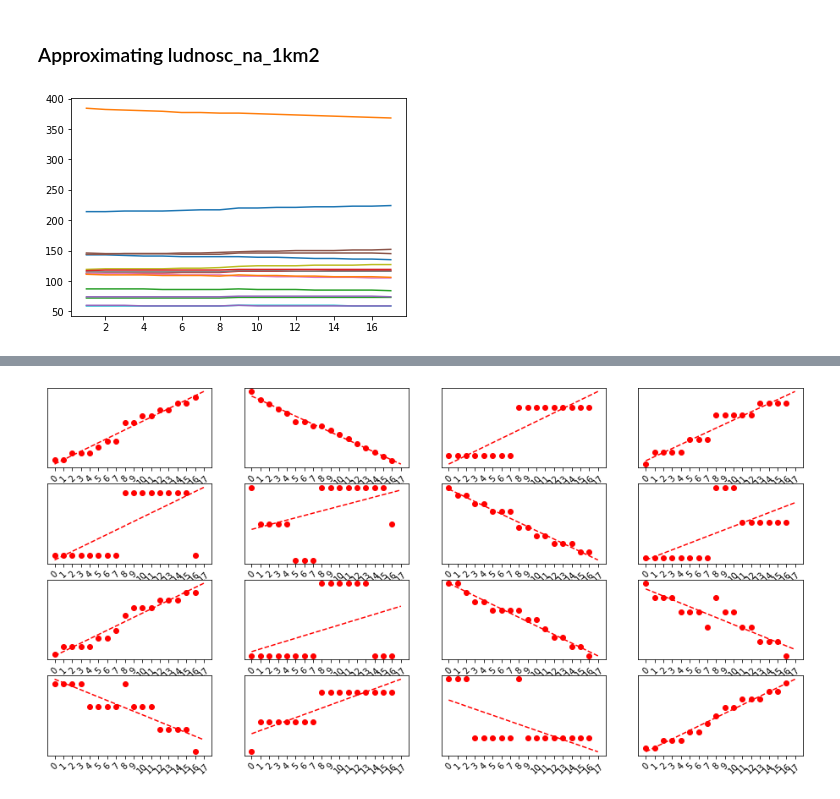
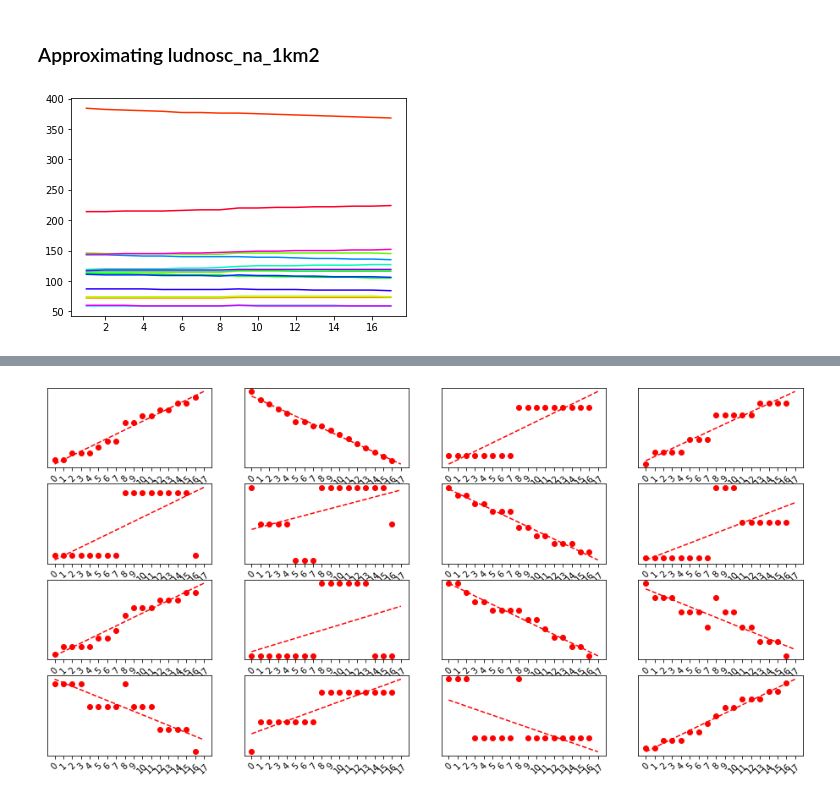
Before and after one commit to MarBry111/Forecast_Election_Poland, a Jupyter notebook: Model_III_MOREparameters.ipynb, the cells around one changed output, grey strips where cells are left out. Cells and saved outputs as stored; diff of their text form; code cells hidden in the pictures.

```diff
--- a/Model_III_MOREparameters.ipynb
+++ b/Model_III_MOREparameters.ipynb
@@ -24,3 +23,6 @@ pd.options.mode.chained_assignment = None  # default='warn'
+# %%
+colors = pd.read_csv('dane_pdf/woj_col.csv')
+colors['color'] = colors['color'].map(lambda x: eval(x))
 # %% [markdown]
 ## Percent voting people
 # %%
@@ -254,6 +263,7 @@ for s in stat_list_org:
 # %%
 data_reshaped = df_sel_null_col['ludnosc_na_1km2'].values.reshape(18,-1)
-plt.plot(data_reshaped)
+for x in range(data_reshaped.shape[1]):
+    plt.plot(data_reshaped[:,x], c=colors['color'][x])
 plt.savefig('dane_pdf/dane_stat/ludnosc_na_1km2_all.pdf',  bbox_inches='tight')
 # %% [output]
-[figure, old version]
+[figure, new version]
```
Also changed, not shown: parts of 32 cells of this notebook, 1 other file.
